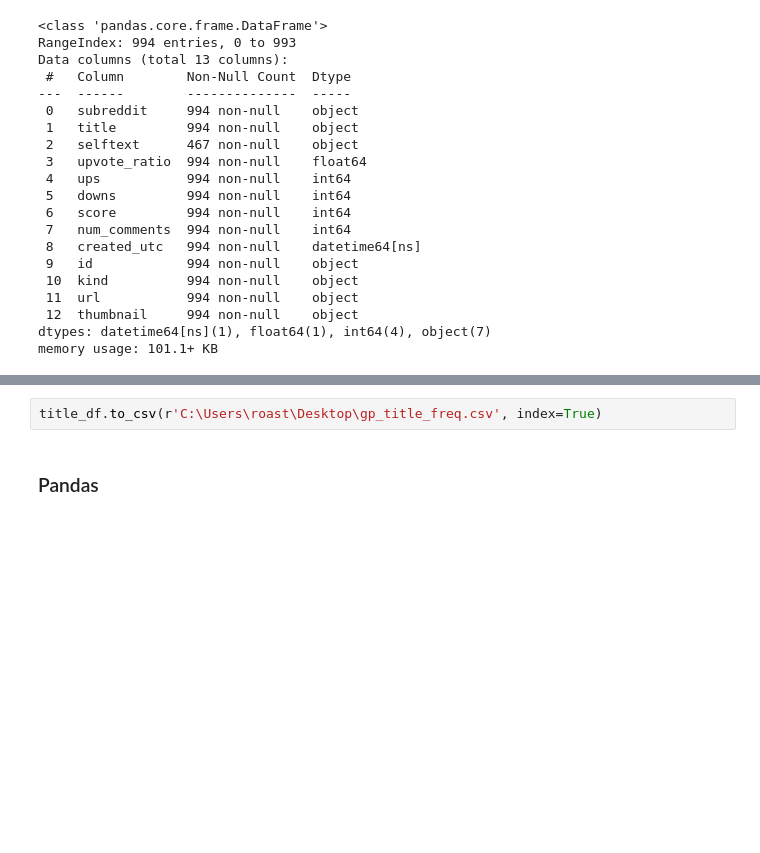
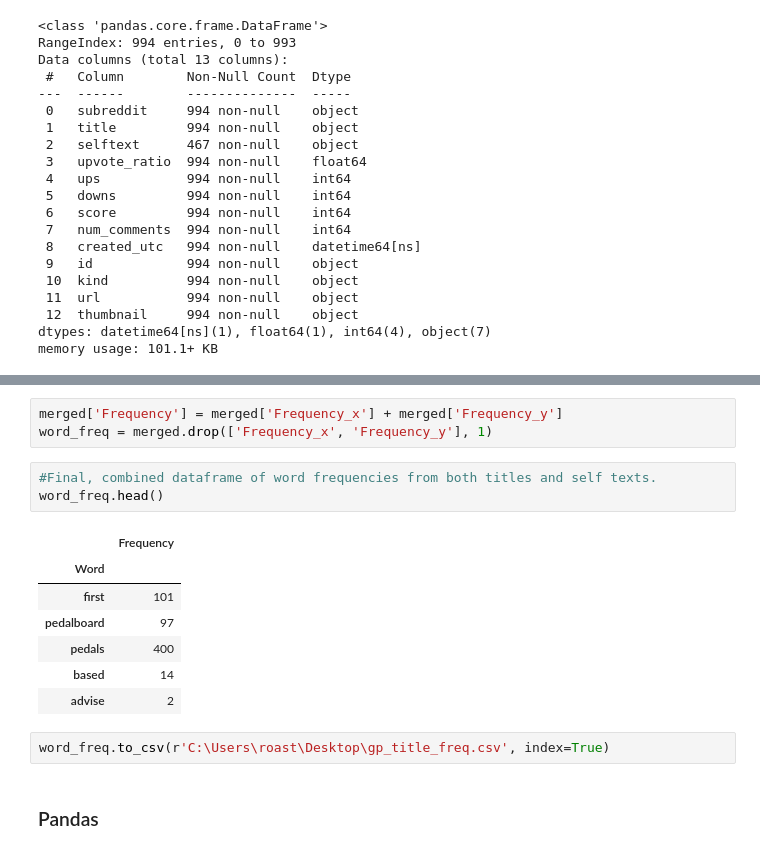
Before and after one commit to leelina024/reddit-guitarpedals, a Jupyter notebook: reddit_guitarpedals_transform.ipynb, the cells around one changed output, grey strips where cells are left out. Saved outputs shown, nothing was run; the diff lists cells and outputs as text; blank space fills up the shorter version.

```diff
--- a/reddit_guitarpedals_transform.ipynb
+++ b/reddit_guitarpedals_transform.ipynb
@@ -120,5 +174,19 @@ title_df.head()
+# %%
+merged['Frequency'] = merged['Frequency_x'] + merged['Frequency_y']
+word_freq = merged.drop(['Frequency_x', 'Frequency_y'], 1)
+# %%
+#Final, combined dataframe of word frequencies from both titles and self texts.
+word_freq.head()
+# %% [output]
+|  | Frequency |
+| Word |  |
+| first | 101 |
+| pedalboard | 97 |
+| pedals | 400 |
+| based | 14 |
+| advise | 2 |
 # %%
-title_df.to_csv(r'C:\Users\roast\Desktop\gp_title_freq.csv', index=True)
+word_freq.to_csv(r'C:\Users\roast\Desktop\gp_title_freq.csv', index=True)
 # %% [markdown]
 ### Pandas
 # %%
```
Also changed, not shown: parts of 20 cells of this notebook.
